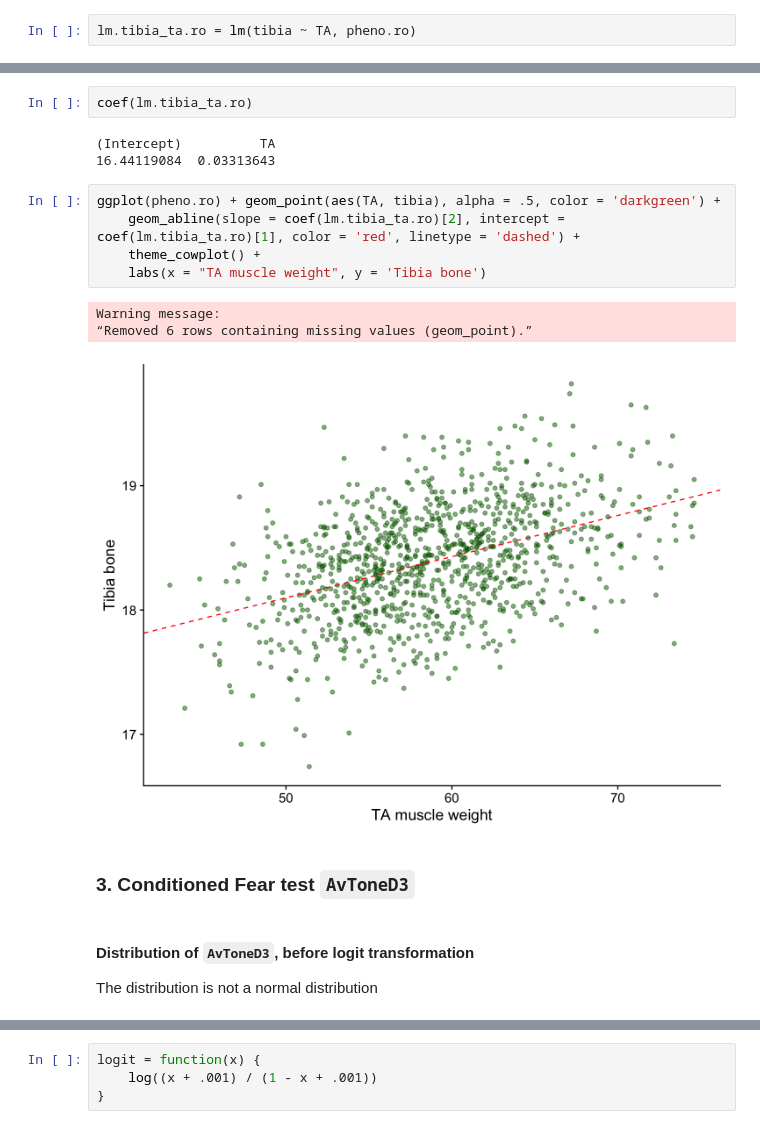
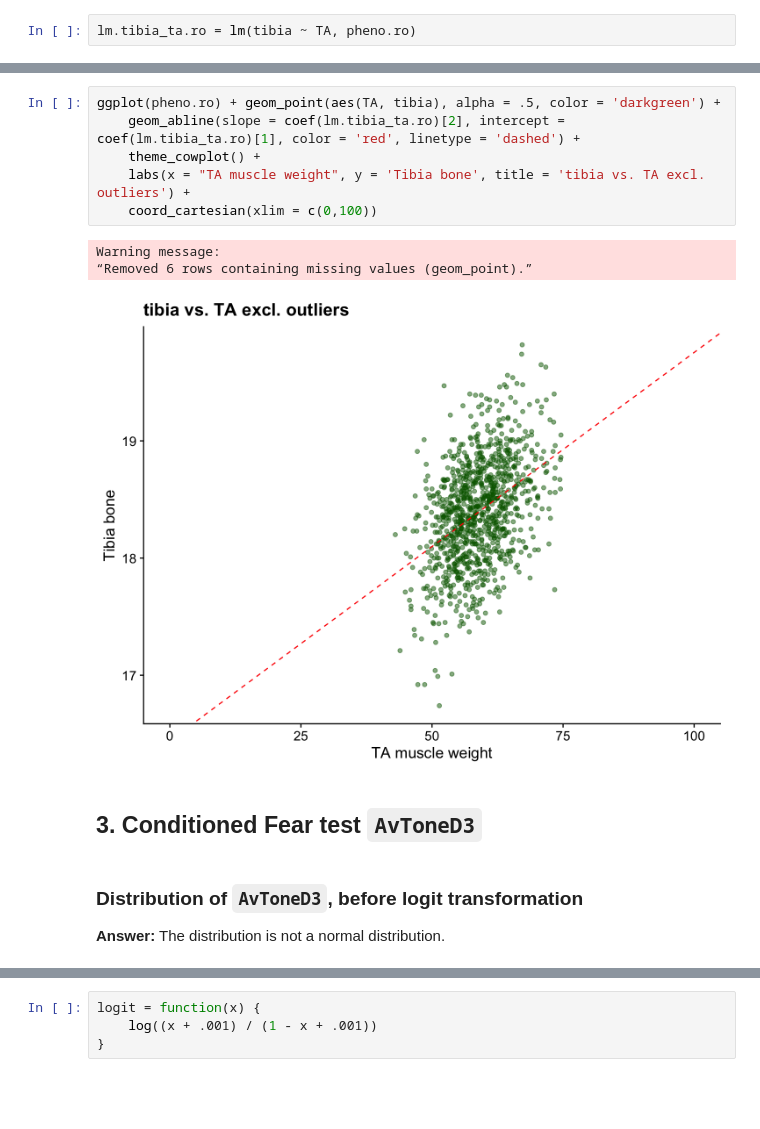
Before and after one commit to daiuc/qBioChallenges, a Jupyter notebook: DataVis.ipynb, the cells around one changed output, grey strips where cells are left out. Cells and saved outputs as stored; diff of their text form; blank space fills up the shorter version.

```diff
--- a/DataVis.ipynb
+++ b/DataVis.ipynb
@@ -114,26 +144,22 @@ Residual standard error: 0.4025 on 1027 degrees of freedom
   (6 observations deleted due to missingness)
 Multiple R-squared:  0.1814,    Adjusted R-squared:  0.1806
 F-statistic: 227.5 on 1 and 1027 DF,  p-value: < 2.2e-16
-# %%
-coef(lm.tibia_ta.ro)
-# %% [output]
-(Intercept)          TA
-16.44119084  0.03313643
 # %%
 ggplot(pheno.ro) + geom_point(aes(TA, tibia), alpha = .5, color = 'darkgreen') +
     geom_abline(slope = coef(lm.tibia_ta.ro)[2], intercept = coef(lm.tibia_ta.ro)[1], color = 'red', linetype = 'dashed') +
     theme_cowplot() +
-    labs(x = "TA muscle weight", y = 'Tibia bone')
+    labs(x = "TA muscle weight", y = 'Tibia bone', title = 'tibia vs. TA excl. outliers') +
+    coord_cartesian(xlim = c(0,100))
 # %% [output]
 Warning message:
 “Removed 6 rows containing missing values (geom_point).”
-[figure, old version]
+[figure, new version]
 # %% [markdown]
-### 3. Conditioned Fear test `AvToneD3`
+## 3. Conditioned Fear test `AvToneD3`
 # %% [markdown]
-#### Distribution of `AvToneD3`, before logit transformation
+### Distribution of `AvToneD3`, before logit transformation
 
-The distribution is not a normal distribution
+**Answer:** The distribution is not a normal distribution.
 # %%
 ggplot(pheno) + geom_histogram(aes(AvToneD3), bins = 100, alpha = .9) +
     theme_cowplot() +
```
Also changed, not shown: parts of 29 cells of this notebook, 1 other file.
